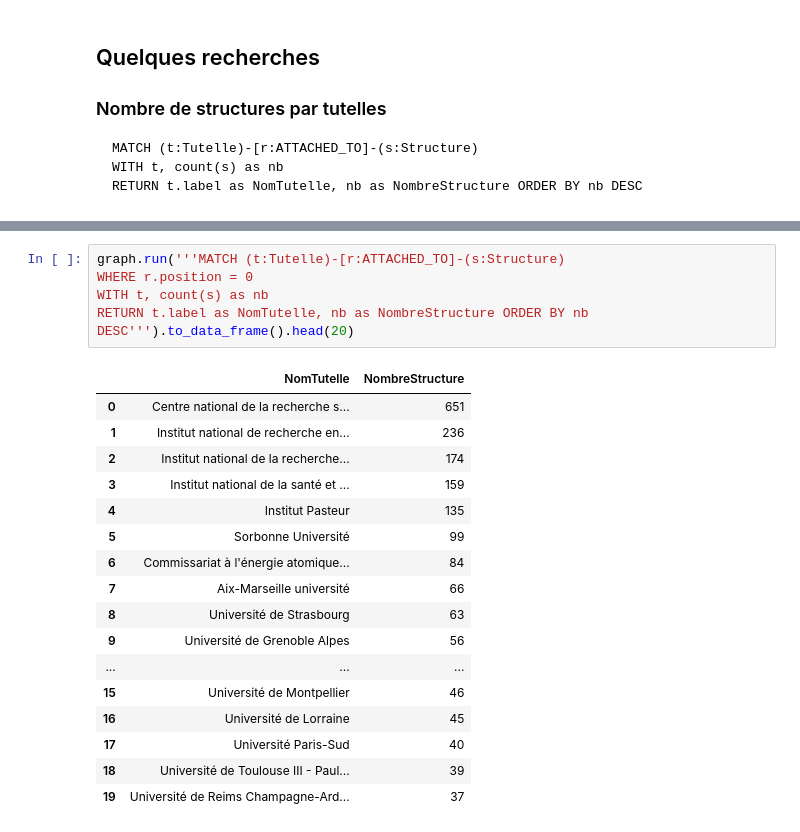
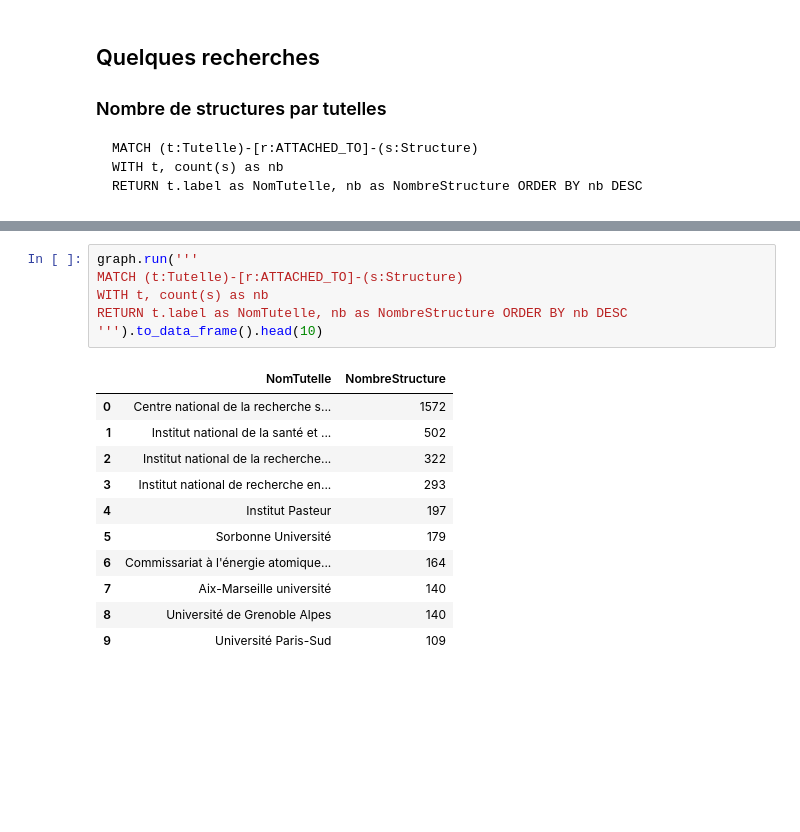
Before and after one commit to marcdexet-cnrs/loops_neo4j_presentation, a Jupyter notebook: notebooks/structures_de_recherche_load_scv.ipynb, the cells around one changed output, grey strips where cells are left out. Saved outputs shown, nothing was run; the diff lists cells and outputs as text; blank space fills up the shorter version.

Commit message:
structDeRech Ok

```diff
--- a/notebooks/structures_de_recherche_load_scv.ipynb
+++ b/notebooks/structures_de_recherche_load_scv.ipynb
@@ -212,23 +194,18 @@ b
 # %%
-graph.run('''MATCH (t:Tutelle)-[r:ATTACHED_TO]-(s:Structure)
-WHERE r.position = 0
+graph.run('''
+MATCH (t:Tutelle)-[r:ATTACHED_TO]-(s:Structure)
 WITH t, count(s) as nb
-RETURN t.label as NomTutelle, nb as NombreStructure ORDER BY nb DESC''').to_data_frame().head(20)
+RETURN t.label as NomTutelle, nb as NombreStructure ORDER BY nb DESC
+''').to_data_frame().head(10)
 # %% [output]
 |  | NomTutelle | NombreStructure |
-| 0 | Centre national de la recherche s... | 651 |
-| 1 | Institut national de recherche en... | 236 |
-| 2 | Institut national de la recherche... | 174 |
-| 3 | Institut national de la santé et ... | 159 |
-| 4 | Institut Pasteur | 135 |
-| 5 | Sorbonne Université | 99 |
-| 6 | Commissariat à l'énergie atomique... | 84 |
-| 7 | Aix-Marseille université | 66 |
-| 8 | Université de Strasbourg | 63 |
-| 9 | Université de Grenoble Alpes | 56 |
-| ... | ... | ... |
-| 15 | Université de Montpellier | 46 |
-| 16 | Université de Lorraine | 45 |
-| 17 | Université Paris-Sud | 40 |
-| 18 | Université de Toulouse III - Paul... | 39 |
-| 19 | Université de Reims Champagne-Ard... | 37 |
+| 0 | Centre national de la recherche s... | 1572 |
+| 1 | Institut national de la santé et ... | 502 |
+| 2 | Institut national de la recherche... | 322 |
+| 3 | Institut national de recherche en... | 293 |
+| 4 | Institut Pasteur | 197 |
+| 5 | Sorbonne Université | 179 |
+| 6 | Commissariat à l'énergie atomique... | 164 |
+| 7 | Aix-Marseille université | 140 |
+| 8 | Université de Grenoble Alpes | 140 |
+| 9 | Université Paris-Sud | 109 |
```
Also changed, not shown: parts of 11 cells of this notebook, 4 other files.
